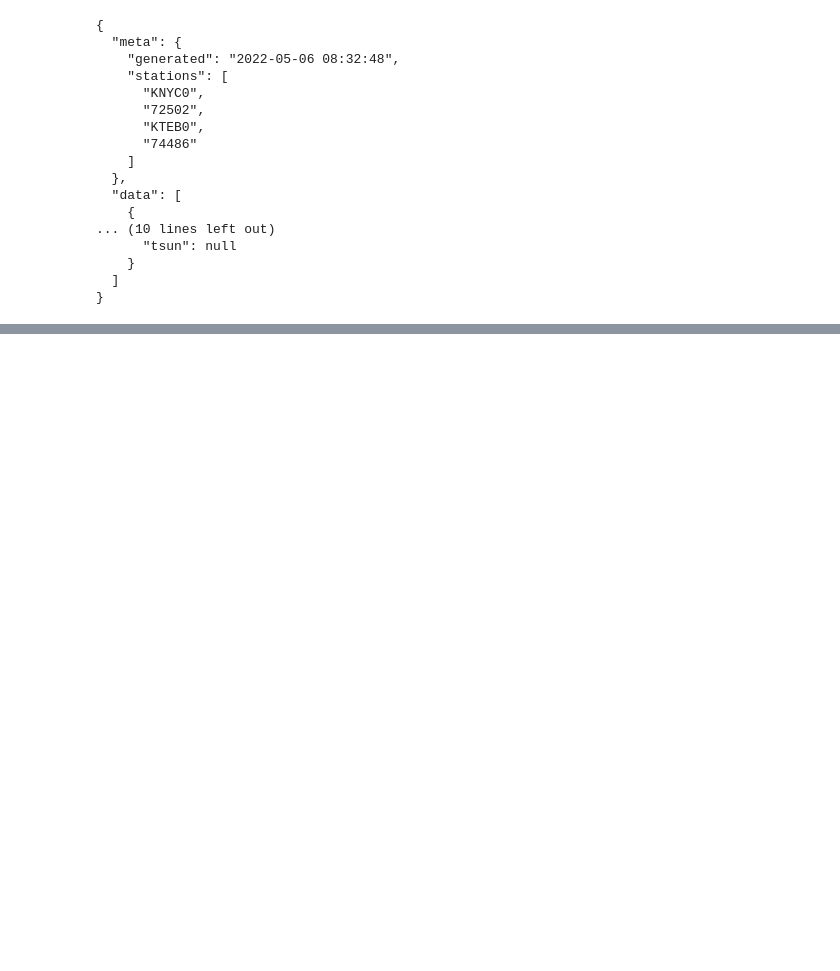
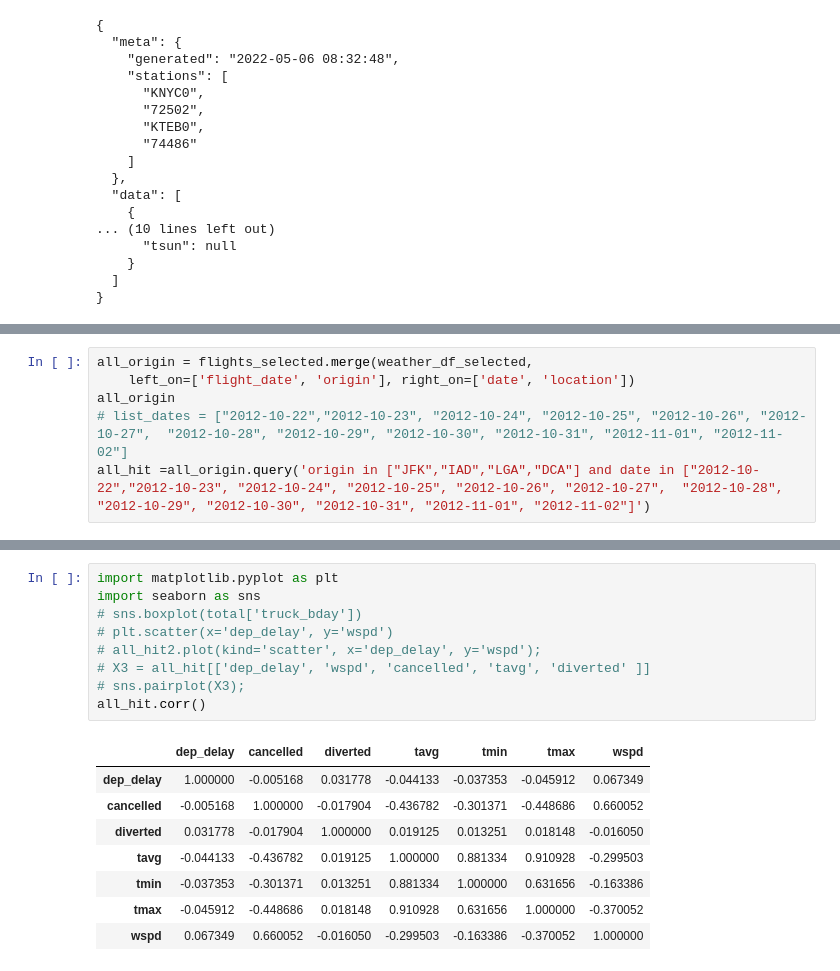
Before and after one commit to farnaz-irani/SQL-Weather-api, a Jupyter notebook: Farnaz.ipynb, the cells around one changed output, grey strips where cells are left out. Saved outputs shown, nothing was run; the diff lists cells and outputs as text; blank space fills up the shorter version.

```diff
--- a/Farnaz.ipynb
+++ b/Farnaz.ipynb
@@ -141,0 +153,6 @@ weather_df
+# %%
+all_origin = flights_selected.merge(weather_df_selected,
+    left_on=['flight_date', 'origin'], right_on=['date', 'location'])
+all_origin
+# list_dates = ["2012-10-22","2012-10-23", "2012-10-24", "2012-10-25", "2012-10-26", "2012-10-27",  "2012-10-28", "2012-10-29", "2012-10-30", "2012-10-31", "2012-11-01", "2012-11-02"]
+all_hit =all_origin.query('origin in ["JFK","IAD","LGA","DCA"] and date in ["2012-10-22","2012-10-23", "2012-10-24", "2012-10-25", "2012-10-26", "2012-10-27",  "2012-10-28", "2012-10-29", "2012-10-30", "2012-10-31", "2012-11-01", "2012-11-02"]')
@@ -141,0 +181,18 @@ weather_df
+# %%
+import matplotlib.pyplot as plt
+import seaborn as sns
+# sns.boxplot(total['truck_bday'])
+# plt.scatter(x='dep_delay', y='wspd')
+# all_hit2.plot(kind='scatter', x='dep_delay', y='wspd');
+# X3 = all_hit[['dep_delay', 'wspd', 'cancelled', 'tavg', 'diverted' ]]
+# sns.pairplot(X3);
+all_hit.corr()
+# %% [output]
+|  | dep_delay | cancelled | diverted | tavg | tmin | tmax | wspd |
+| dep_delay | 1.000000 | -0.005168 | 0.031778 | -0.044133 | -0.037353 | -0.045912 | 0.067349 |
+| cancelled | -0.005168 | 1.000000 | -0.017904 | -0.436782 | -0.301371 | -0.448686 | 0.660052 |
+| diverted | 0.031778 | -0.017904 | 1.000000 | 0.019125 | 0.013251 | 0.018148 | -0.016050 |
+| tavg | -0.044133 | -0.436782 | 0.019125 | 1.000000 | 0.881334 | 0.910928 | -0.299503 |
+| tmin | -0.037353 | -0.301371 | 0.013251 | 0.881334 | 1.000000 | 0.631656 | -0.163386 |
+| tmax | -0.045912 | -0.448686 | 0.018148 | 0.910928 | 0.631656 | 1.000000 | -0.370052 |
+| wspd | 0.067349 | 0.660052 | -0.016050 | -0.299503 | -0.163386 | -0.370052 | 1.000000 |
```
Also changed, not shown: parts of 10 cells of this notebook.
